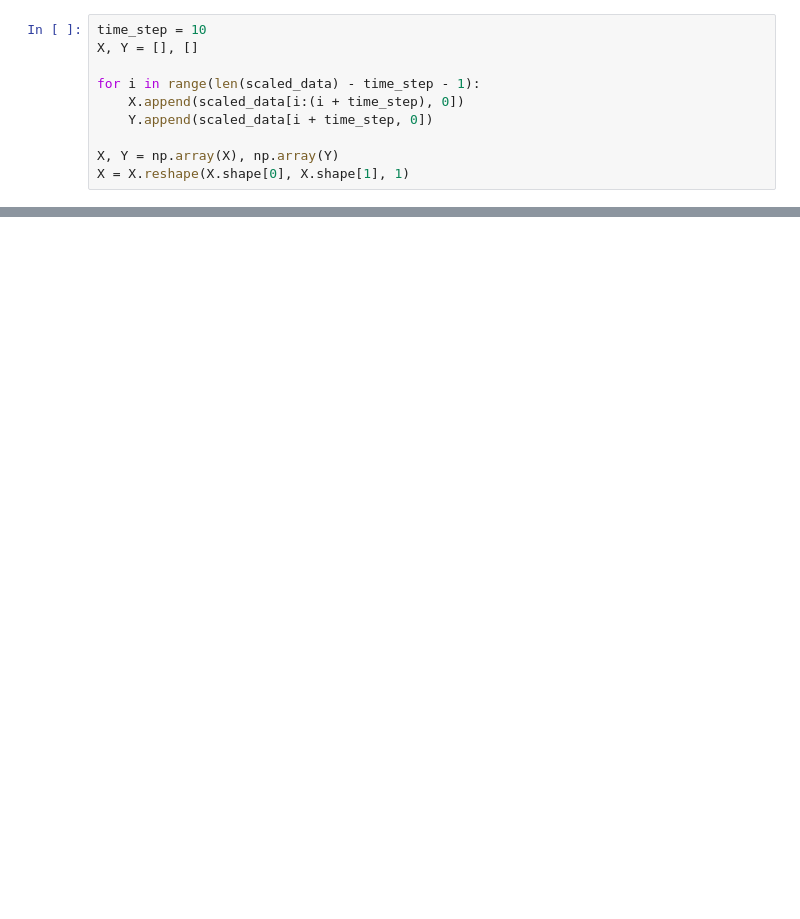
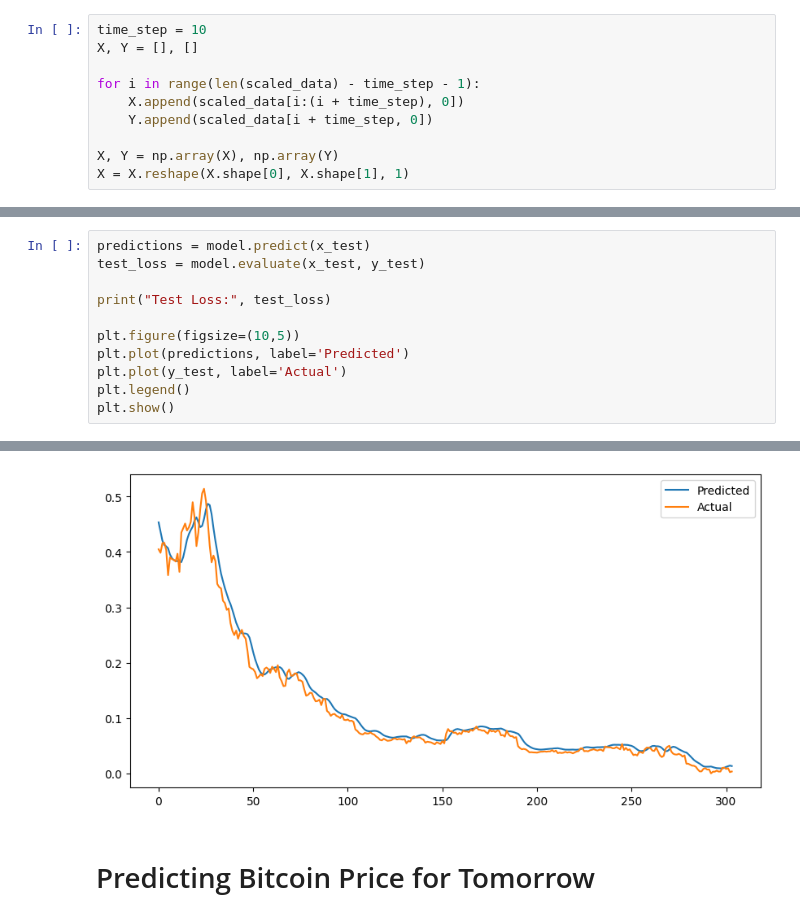
Before and after one commit to ahmadsotoude/Bitcoin_Price_Prediction, a Jupyter notebook: Bitcoin_Price_Prediction.ipynb, the cells around one changed output, grey strips where cells are left out. Saved outputs shown, nothing was run; the diff lists cells and outputs as text; blank space fills up the shorter version.

```diff
--- a/Bitcoin_Price_Prediction.ipynb
+++ b/Bitcoin_Price_Prediction.ipynb
@@ -177,0 +319,12 @@ plt.show()
+# %%
+predictions = model.predict(x_test)
+test_loss = model.evaluate(x_test, y_test)
+
+print("Test Loss:", test_loss)
+
+plt.figure(figsize=(10,5))
+plt.plot(predictions, label='Predicted')
+plt.plot(y_test, label='Actual')
+plt.legend()
+plt.show()
+# %% [output]
@@ -178,3 +334,6 @@ plt.show()
+[figure, added]
+# %% [markdown]
+# Predicting Bitcoin Price for Tomorrow
 # %%
 tomorrow_pred = model.predict(X[[0]])
 price = scaler.inverse_transform(tomorrow_pred)
```
Also changed, not shown: parts of 35 cells of this notebook.
